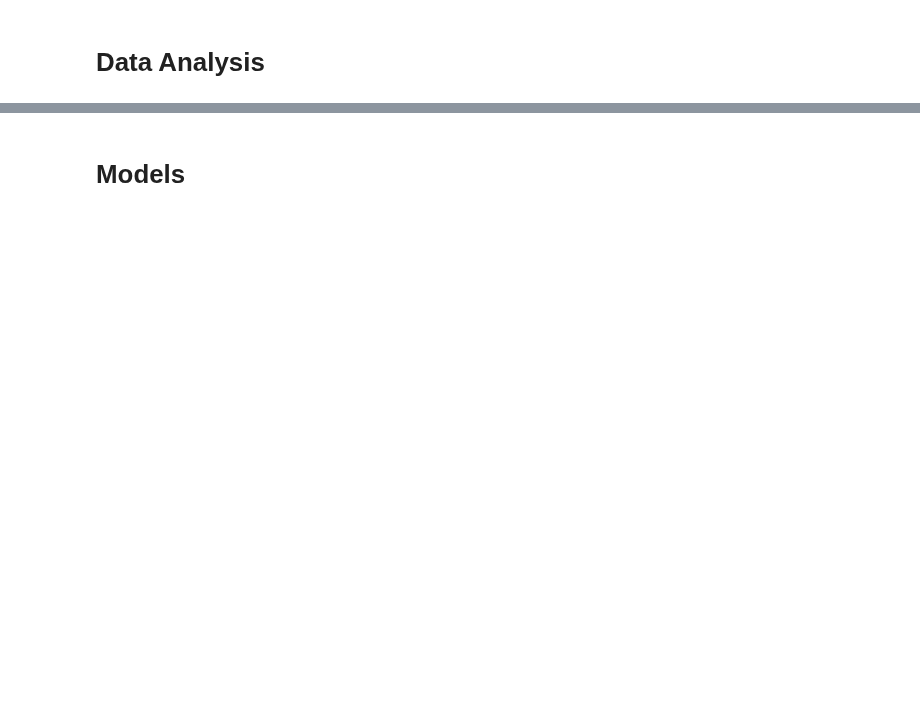
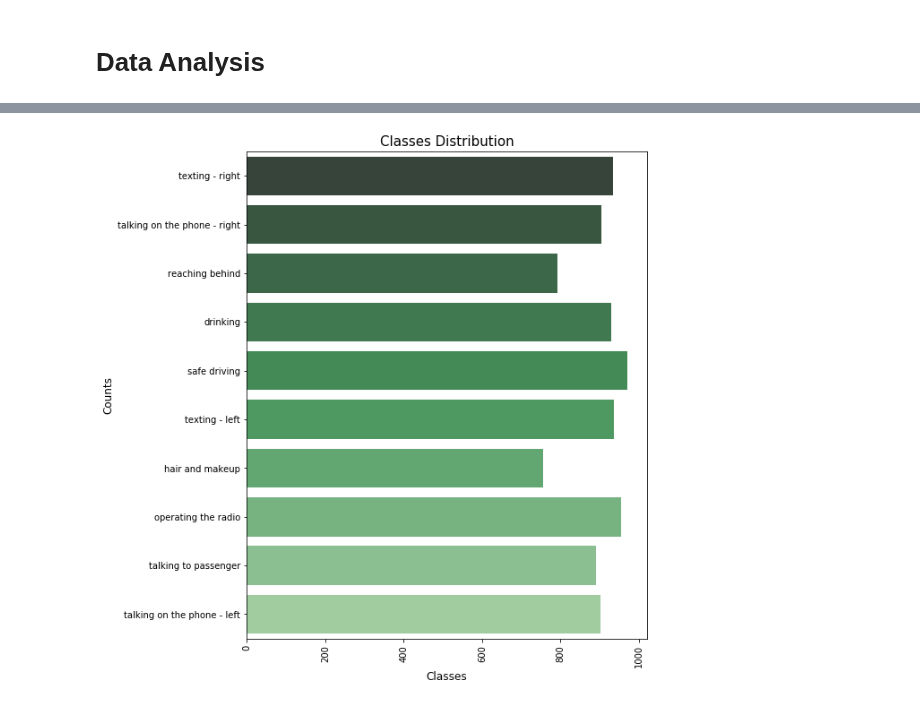
Before and after one commit to RenatoBMLR/state-farm-distracted-driver-detection, a Jupyter notebook: Distracted_Driver_Detection.ipynb, the cells around one changed output, grey strips where cells are left out. Cells and saved outputs as stored; diff of their text form; code cells hidden in the pictures; blank space fills up the shorter version.

```diff
--- a/Distracted_Driver_Detection.ipynb
+++ b/Distracted_Driver_Detection.ipynb
@@ -186,2 +136,4 @@ def code2label(dataset, labels):
 # %%
-class_str = code2label(dsets['train'], labels)
+classDistribution(dsets['train'])
+# %% [output]
+[figure, added]
@@ -198,2 +139,0 @@ fig.savefig(path2save)
-# %% [markdown]
-# Models
```
Also changed, not shown: parts of 21 cells of this notebook, 5 other files.
